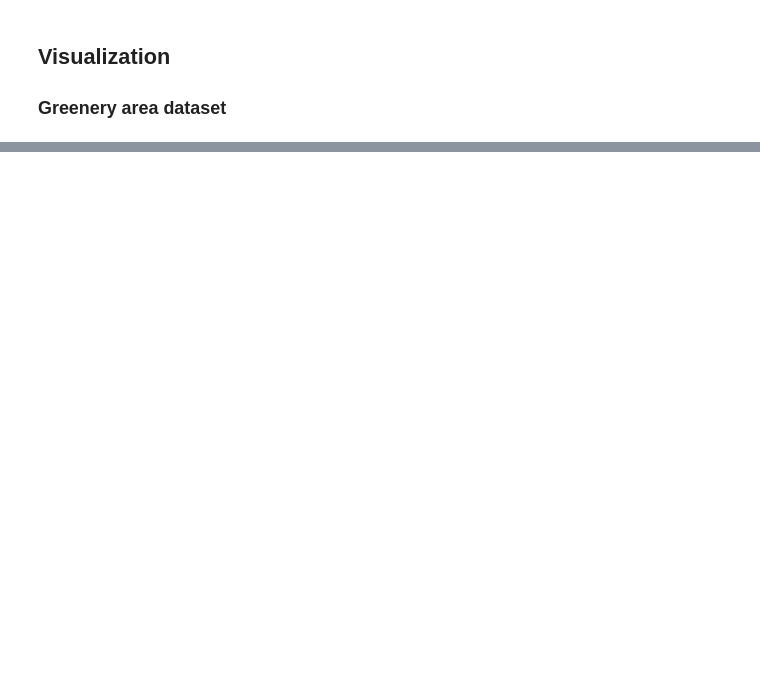
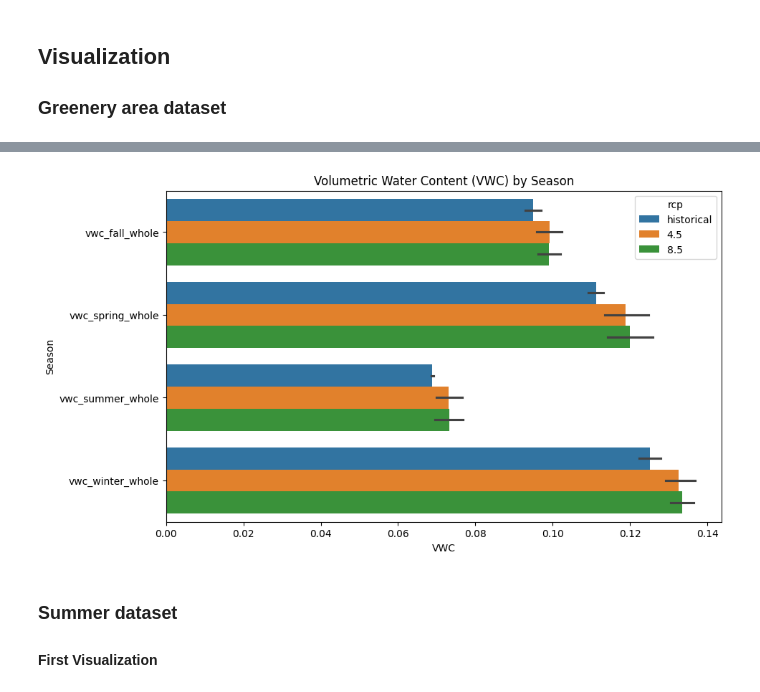
Before and after one commit to hannah-hana-kim/DSAN-Scholarship, a Jupyter notebook: data_cleaning_and_viz.ipynb, the cells around one changed output, grey strips where cells are left out. Saved outputs shown, nothing was run; the diff lists cells and outputs as text; code cells hidden in the pictures; blank space fills up the shorter version.

```diff
--- a/data_cleaning_and_viz.ipynb
+++ b/data_cleaning_and_viz.ipynb
@@ -140,0 +309,4 @@ mymap
+# %%
+# load the data
+vwc = pd.read_csv('./data/cleaned_data/vwc_data.csv')
+vwc.head()
@@ -140,0 +321,7 @@ mymap
+# %%
+# further data cleaning
+vwc_melt = pd.melt(vwc, id_vars=['long', 'lat', 'year', 'rcp'], value_vars=['vwc_winter_whole', 'vwc_spring_whole', 'vwc_summer_whole', 'vwc_fall_whole'], var_name='season', value_name='vwc')
+vwc_grouped = vwc_melt.groupby(['year', 'rcp', 'season']).agg({'vwc': 'mean'}).reset_index()
+vwc_grouped = vwc_grouped.round({'vwc': 3})
+vwc_grouped['rcp'] = vwc_grouped['rcp'].astype('str')
+vwc_grouped.head()
@@ -140,0 +335,9 @@ mymap
+# %%
+plt.figure(figsize=(10, 6))
+sns.barplot(data=vwc_grouped, x="vwc", y="season", hue="rcp", orient="h")
+plt.xlabel("VWC")
+plt.ylabel("Season")
+plt.title("Volumetric Water Content (VWC) by Season")
+plt.show()
+# %% [output]
+[figure, added]
@@ -140,0 +346,4 @@ mymap
+# %% [markdown]
+### Summer dataset
+
+#### First Visualization
```
Also changed, not shown: parts of 36 cells of this notebook, 4 other files.
